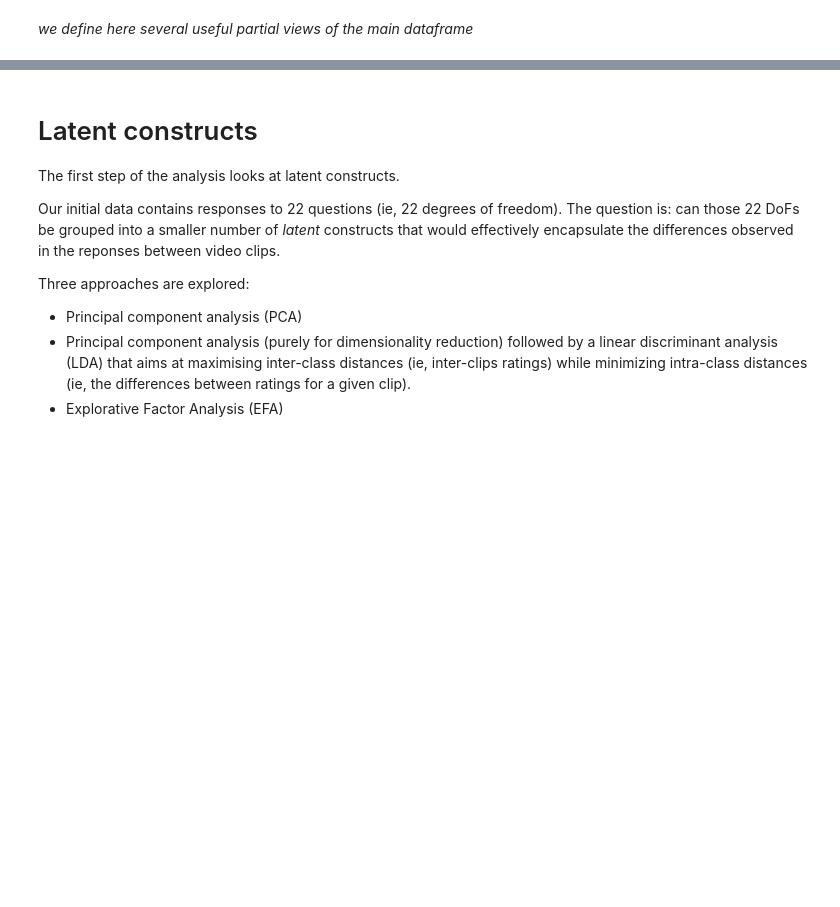
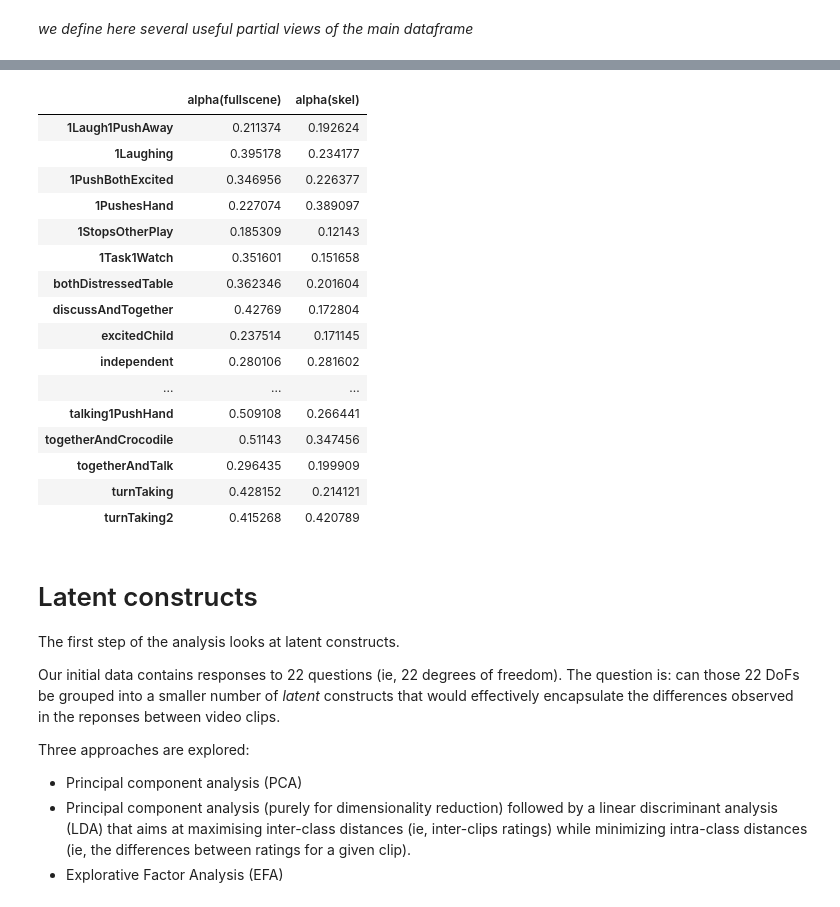
Before and after one commit to severin-lemaignan/pinsoro-kinematics, a Jupyter notebook: classification.ipynb, the cells around one changed output, grey strips where cells are left out. Saved outputs shown, nothing was run; the diff lists cells and outputs as text; code cells hidden in the pictures; blank space fills up the shorter version.

```diff
--- a/classification.ipynb
+++ b/classification.ipynb
@@ -70,3 +79,35 @@ skel_means=skel_df.groupby(["clipName"]).mean().T.iloc[6:].T
+# %%
+import krippendorff
+
+krip={}
+
+for clipName, group in fullscene_ratings_per_clips_df.groupby("clipName"):
+    krip[clipName]=(krippendorff.alpha(group.values[:,1:].astype(int),level_of_measurement='interval'), group.shape[0])
+
+for clipName, group in skel_ratings_per_clips_df.groupby("clipName"):
+    krip[clipName]=krip[clipName] + (krippendorff.alpha(group.values[:,1:].astype(int),level_of_measurement='interval'), group.shape[0])
+
+
+krippendorff_df=pd.DataFrame.from_dict(krip,orient="index", columns=["alpha(fullscene)", "N(fullscene)", "alpha(skel)", "N(skel)"])
+show_heatmap(krippendorff_df[["alpha(fullscene)", "alpha(skel)"]])
+# %% [output]
+|  | alpha(fullscene) | alpha(skel) |
+| 1Laugh1PushAway | 0.211374 | 0.192624 |
+| 1Laughing | 0.395178 | 0.234177 |
+| 1PushBothExcited | 0.346956 | 0.226377 |
+| 1PushesHand | 0.227074 | 0.389097 |
+| 1StopsOtherPlay | 0.185309 | 0.12143 |
+| 1Task1Watch | 0.351601 | 0.151658 |
+| bothDistressedTable | 0.362346 | 0.201604 |
+| discussAndTogether | 0.42769 | 0.172804 |
+| excitedChild | 0.237514 | 0.171145 |
+| independent | 0.280106 | 0.281602 |
+| ... | ... | ... |
+| talking1PushHand | 0.509108 | 0.266441 |
+| togetherAndCrocodile | 0.51143 | 0.347456 |
+| togetherAndTalk | 0.296435 | 0.199909 |
+| turnTaking | 0.428152 | 0.214121 |
+| turnTaking2 | 0.415268 | 0.420789 |
 # %% [markdown]
 # Latent constructs
 
```
Also changed, not shown: parts of 9 cells of this notebook, 1 other file.
